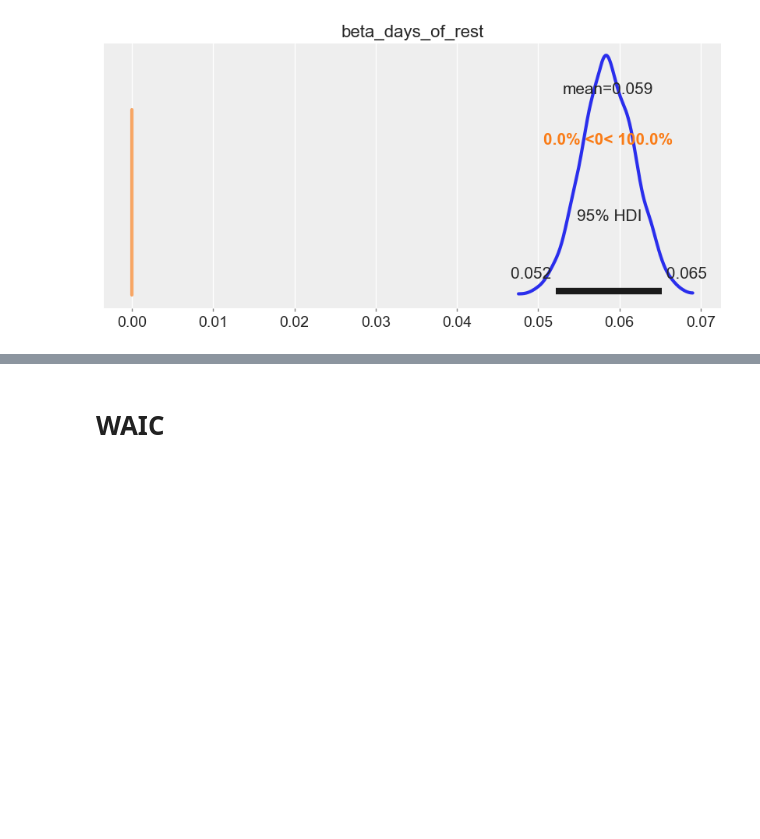
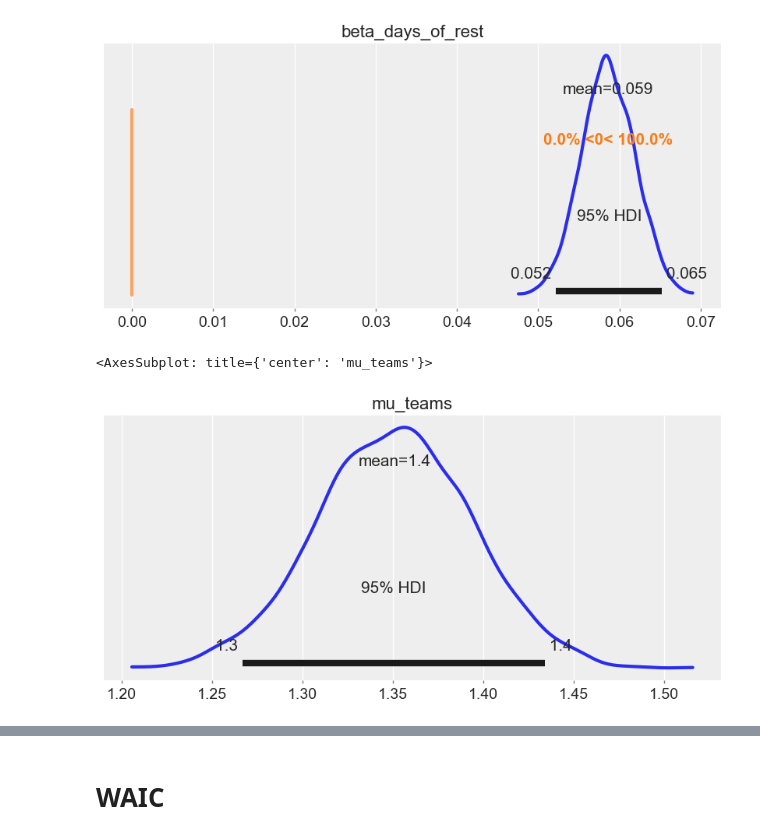
Before and after one commit to k0ruy/bayesian_retry, a Jupyter notebook: retry/modelling_RETRY.ipynb, the cells around one changed output, grey strips where cells are left out. Cells and saved outputs as stored; diff of their text form; code cells hidden in the pictures; blank space fills up the shorter version.

```diff
--- a/retry/modelling_RETRY.ipynb
+++ b/retry/modelling_RETRY.ipynb
@@ -509,0 +513,3 @@ az.summary(trace_hierarchical).head()
+# %%
+posterior_hier = trace_hierarchical.posterior.assign_coords(mu_teams_dim_0=teams)
+az.summary(posterior_hier).head()
@@ -512,3 +525,10 @@ az.plot_posterior(trace_hierarchical, var_names="beta_days_of_rest", ref_val=0,
 # %% [output]
 <AxesSubplot: title={'center': 'beta_days_of_rest'}>
 [figure]
+# %%
+# posterior for HC Lugano
+selected_team_posterior_hier = posterior_hier.sel(mu_teams_dim_0="HC Lugano")
+az.plot_posterior(selected_team_posterior_hier, var_names=["mu_teams"], hdi_prob=0.95)
+# %% [output]
+<AxesSubplot: title={'center': 'mu_teams'}>
+[figure, added]
```
Also changed, not shown: parts of 11 cells of this notebook, 15 other files.
